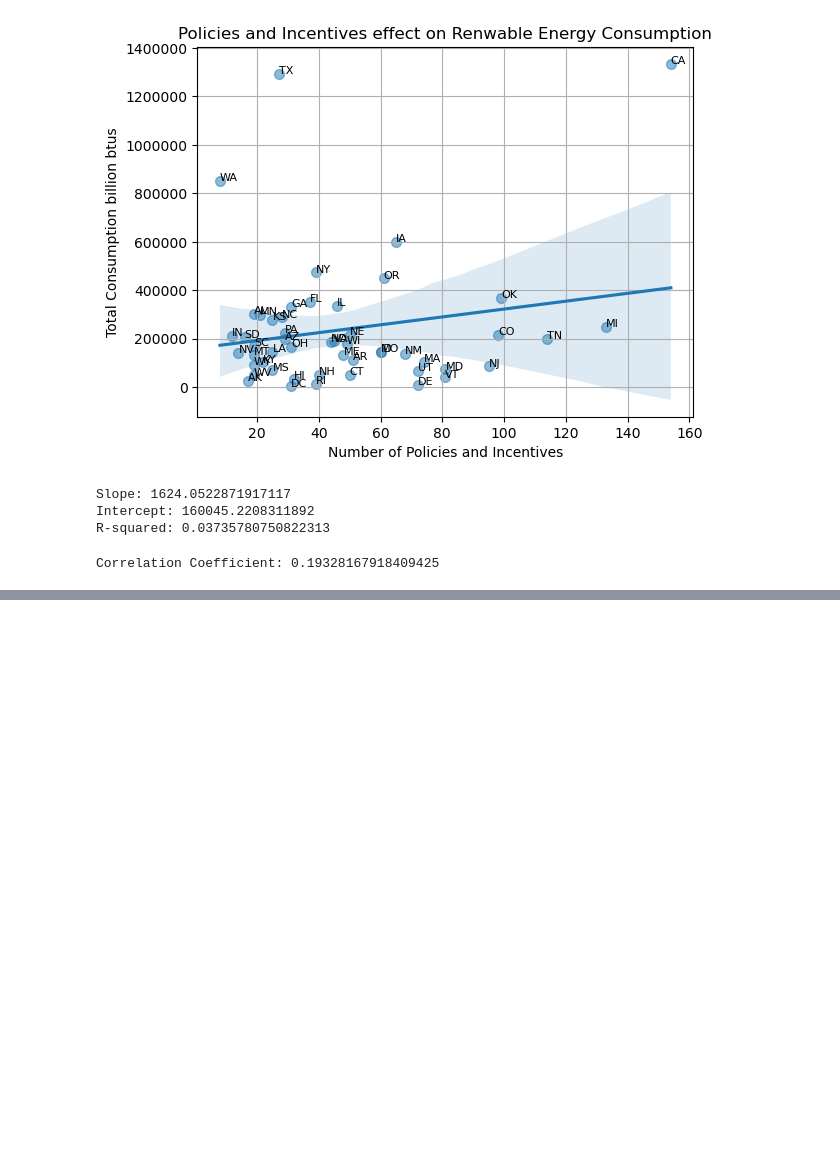
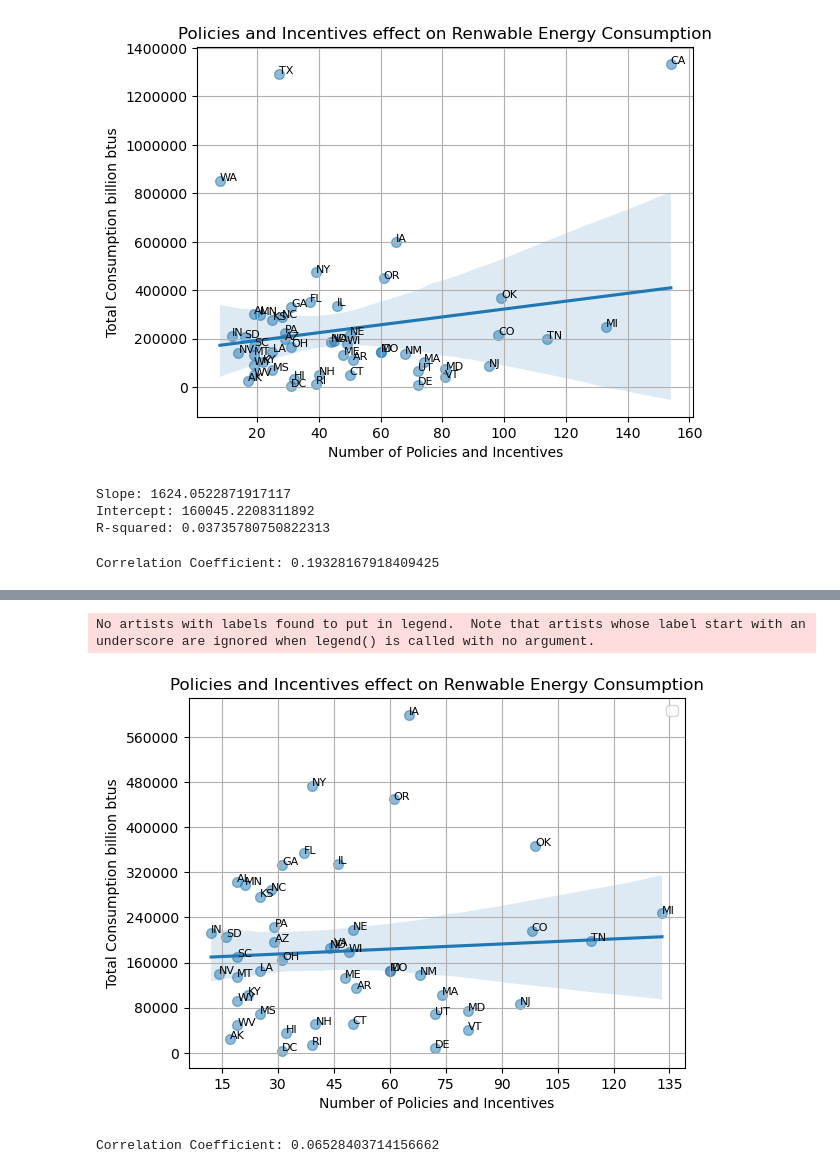
Before and after one commit to datairene/Energy, a Jupyter notebook: ISpolicy_states.ipynb, the cells around one changed output, grey strips where cells are left out. Drawn from its saved outputs; the diff is of its cells as text; code cells hidden in the pictures; blank space fills up the shorter version.

```diff
--- a/ISpolicy_states.ipynb
+++ b/ISpolicy_states.ipynb
@@ -249,0 +254,41 @@ plt.show()
+# %%
+# Filter out outlier states
+filtered_data = combined_data[~combined_data['State'].isin(['TX', 'CA', 'WA'])]
+
+# Extract x and y values from the filtered DataFrame
+x = filtered_data['Number of Policies and Incentives']
+y = filtered_data['Total Consumption']
+
+# Create a scatter plot with regression line
+sns.regplot(data=filtered_data, y='Total Consumption', x='Number of Policies and Incentives', scatter_kws={"s": 50, "alpha": 0.5})
+
+for i in range(len(filtered_data)):
+    plt.text(filtered_data['Number of Policies and Incentives'].iloc[i], filtered_data['Total Consumption'].iloc[i], filtered_data['State'].iloc[i], fontsize=8)
+
+# Set integer ticks for both axes(because otherwise it is in scientific notation)
+plt.gca().xaxis.set_major_locator(ticker.MaxNLocator(integer=True))
+plt.gca().yaxis.set_major_locator(ticker.MaxNLocator(integer=True))
+
+# Add legend
+plt.legend()
+plt.grid(True)
+
+# Format y-axis tick labels as large numbers
+plt.gca().yaxis.set_major_formatter(ticker.FuncFormatter(lambda x, pos: '{:.0f}'.format(x)))
+
+plt.grid(True)
+plt.title('Policies and Incentives effect on Renwable Energy Consumption')
+plt.xlabel('Number of Policies and Incentives')
+plt.ylabel('Total Consumption billion btus')
+plt.grid(True)
+plt.show()
+# %% [output]
+No artists with labels found to put in legend.  Note that artists whose label start with an underscore are ignored when legend() is called with no argument.
+[figure, added]
+# %%
+# Calculate correlation coefficient
+correlation_coefficient = filtered_data['Number of Policies and Incentives'].corr(filtered_data['Total Consumption'])
+
+print("Correlation Coefficient:", correlation_coefficient)
+# %% [output]
+Correlation Coefficient: 0.06528403714156662
```
Also changed, not shown: parts of 3 cells of this notebook.
